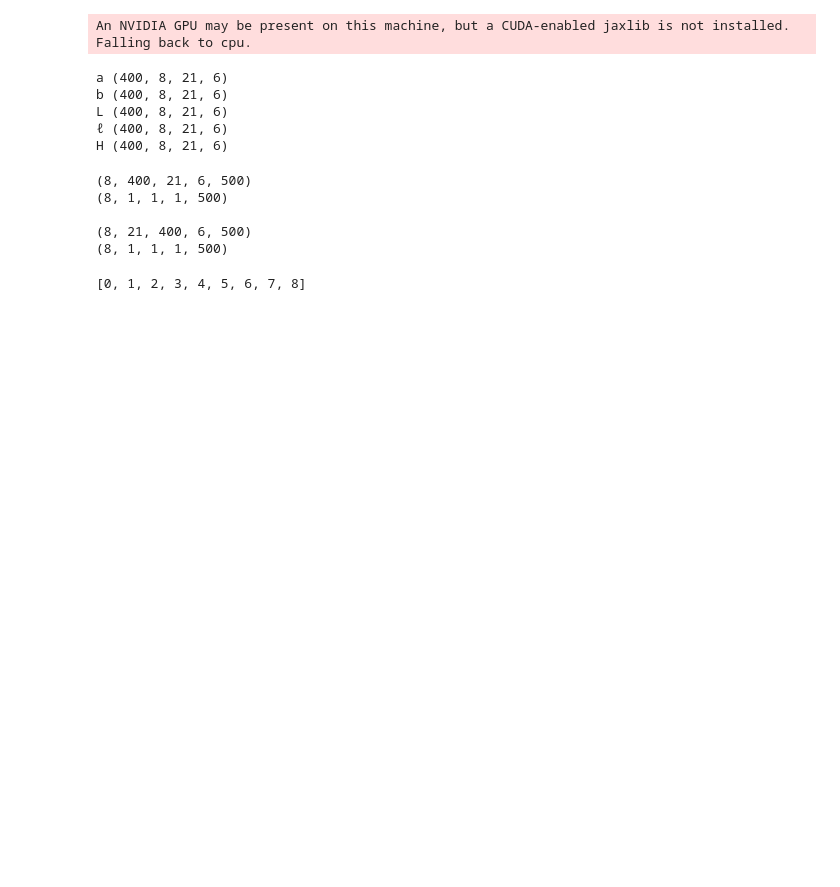
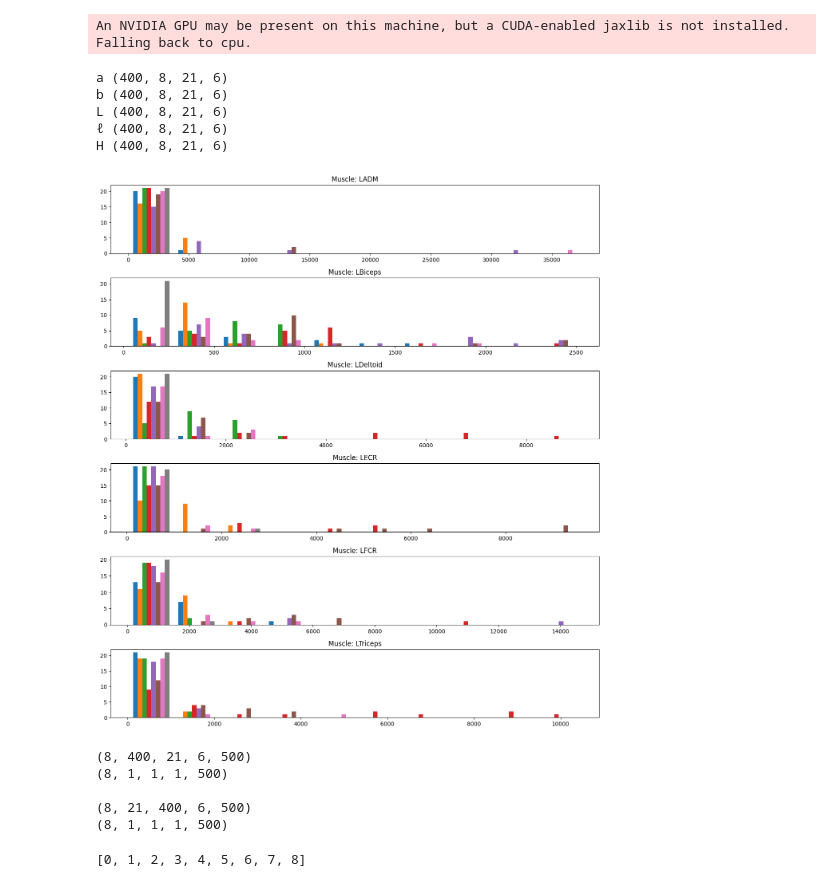
Before and after one commit to hbmep/rat-mapping, a Jupyter notebook: notebooks/L_CIRC/v3_selectivity.ipynb, the cells around one changed output. Cells and saved outputs as stored; diff of their text form; code cells hidden in the pictures; blank space fills up the shorter version.

```diff
--- a/notebooks/L_CIRC/v3_selectivity.ipynb
+++ b/notebooks/L_CIRC/v3_selectivity.ipynb
@@ -50,6 +50,18 @@ b (400, 8, 21, 6)
 L (400, 8, 21, 6)
 ℓ (400, 8, 21, 6)
 H (400, 8, 21, 6)
+# %%
+output = F.solve_rectified_logistic(y=.95 * params[4], a=params[0], b=params[1], L=0, ell=params[3], H=params[4])
+output_mean = output.mean(axis=0)
+# %%
+fig,ax = plt.subplots(6,1)
+
+for i in range(6):
+    ax[i].hist(output_mean[:,:,i])
+    ax[i].set_title(f"Muscle: {model.response[i]}")
+fig.tight_layout(rect=[0, 0.01, 2, 2.95])
+# %% [output]
+[figure, added]
 # %%
 src = os.path.join("/home/andres/repos/rat-mapping-paper/reports/L_CIRC/predictions.pkl")
 
```
Also changed, not shown: 3 other files.
